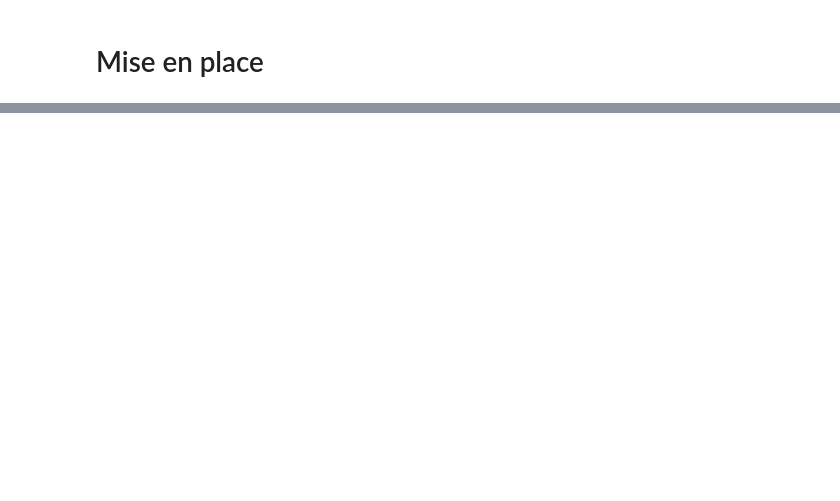
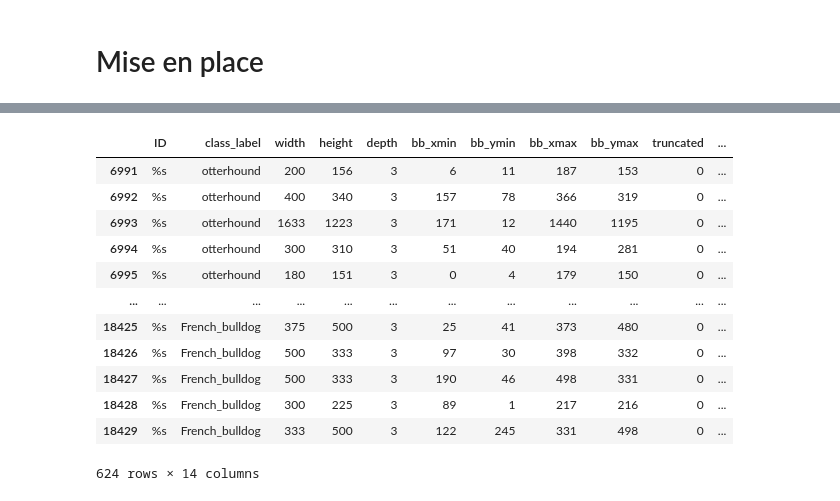
Before and after one commit to sycod/API-CViz_classif-EfficientNetB0, a Jupyter notebook: 1_preprocessing.ipynb, the cells around one changed output, grey strips where cells are left out. Saved outputs shown, nothing was run; the diff lists cells and outputs as text; code cells hidden in the pictures; blank space fills up the shorter version.

```diff
--- a/1_preprocessing.ipynb
+++ b/1_preprocessing.ipynb
@@ -51,0 +82,16 @@ else:
+# %%
+img_df.loc[img_df['ID'] == "%s"]
+# %% [output]
+|  | ID | class_label | width | height | depth | bb_xmin | bb_ymin | bb_xmax | bb_ymax | truncated | ... |
+| 6991 | %s | otterhound | 200 | 156 | 3 | 6 | 11 | 187 | 153 | 0 | ... |
+| 6992 | %s | otterhound | 400 | 340 | 3 | 157 | 78 | 366 | 319 | 0 | ... |
+| 6993 | %s | otterhound | 1633 | 1223 | 3 | 171 | 12 | 1440 | 1195 | 0 | ... |
+| 6994 | %s | otterhound | 300 | 310 | 3 | 51 | 40 | 194 | 281 | 0 | ... |
+| 6995 | %s | otterhound | 180 | 151 | 3 | 0 | 4 | 179 | 150 | 0 | ... |
+| ... | ... | ... | ... | ... | ... | ... | ... | ... | ... | ... | ... |
+| 18425 | %s | French_bulldog | 375 | 500 | 3 | 25 | 41 | 373 | 480 | 0 | ... |
+| 18426 | %s | French_bulldog | 500 | 333 | 3 | 97 | 30 | 398 | 332 | 0 | ... |
+| 18427 | %s | French_bulldog | 500 | 333 | 3 | 190 | 46 | 498 | 331 | 0 | ... |
+| 18428 | %s | French_bulldog | 300 | 225 | 3 | 89 | 1 | 217 | 216 | 0 | ... |
+| 18429 | %s | French_bulldog | 333 | 500 | 3 | 122 | 245 | 331 | 498 | 0 | ... |
+624 rows × 14 columns
```
Also changed, not shown: parts of 20 cells of this notebook, 1 other file.
